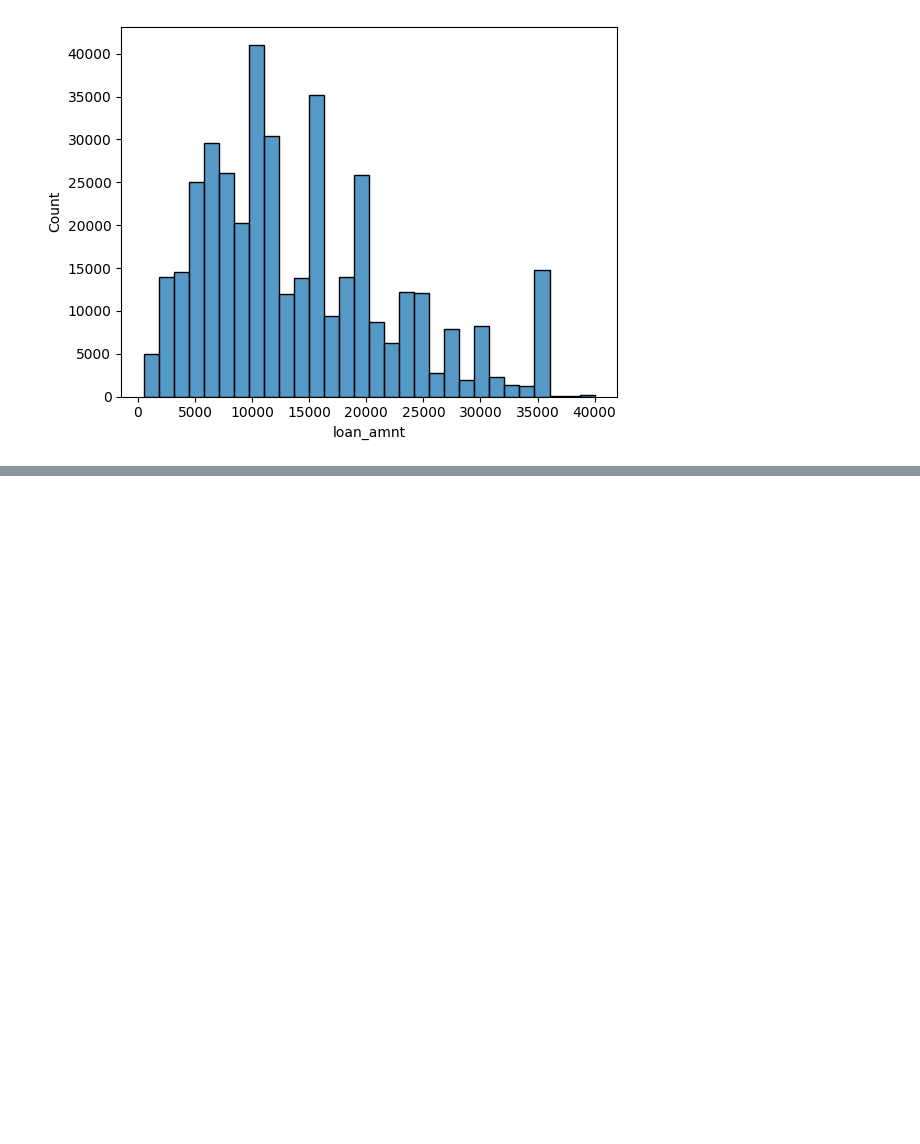
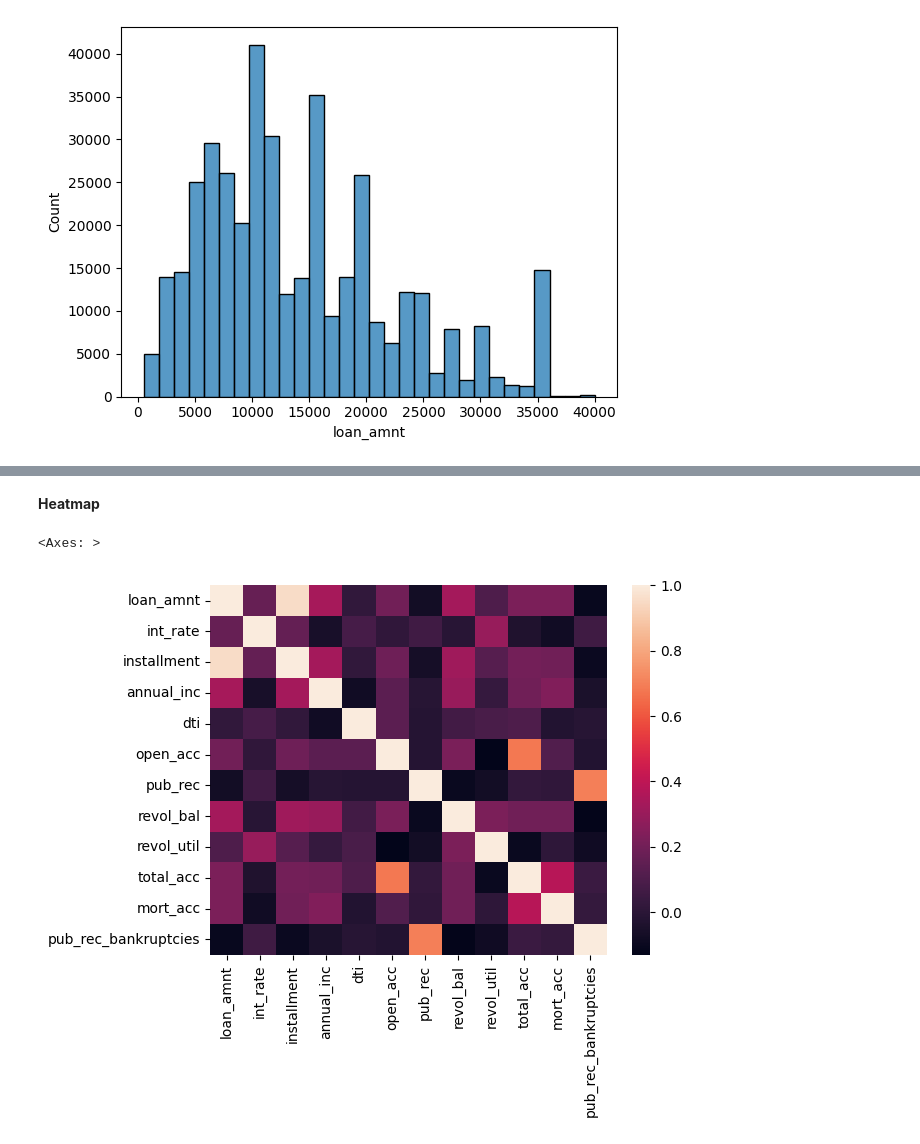
Before and after one commit to Saif-Ahh/LoanDetector, a Jupyter notebook: LoanDetector.ipynb, the cells around one changed output, grey strips where cells are left out. Saved outputs shown, nothing was run; the diff lists cells and outputs as text; code cells hidden in the pictures; blank space fills up the shorter version.

Commit message:
Add correlation heatmap

```diff
--- a/LoanDetector.ipynb
+++ b/LoanDetector.ipynb
@@ -247,0 +264,7 @@ sns.histplot(data = df, x = 'loan_amnt', bins = 30)
+# %% [markdown]
+**Heatmap**
+# %%
+sns.heatmap(data = df.corr(numeric_only = True))
+# %% [output]
+<Axes: >
+[figure, added]
```
Also changed, not shown: parts of 1 cell of this notebook.
